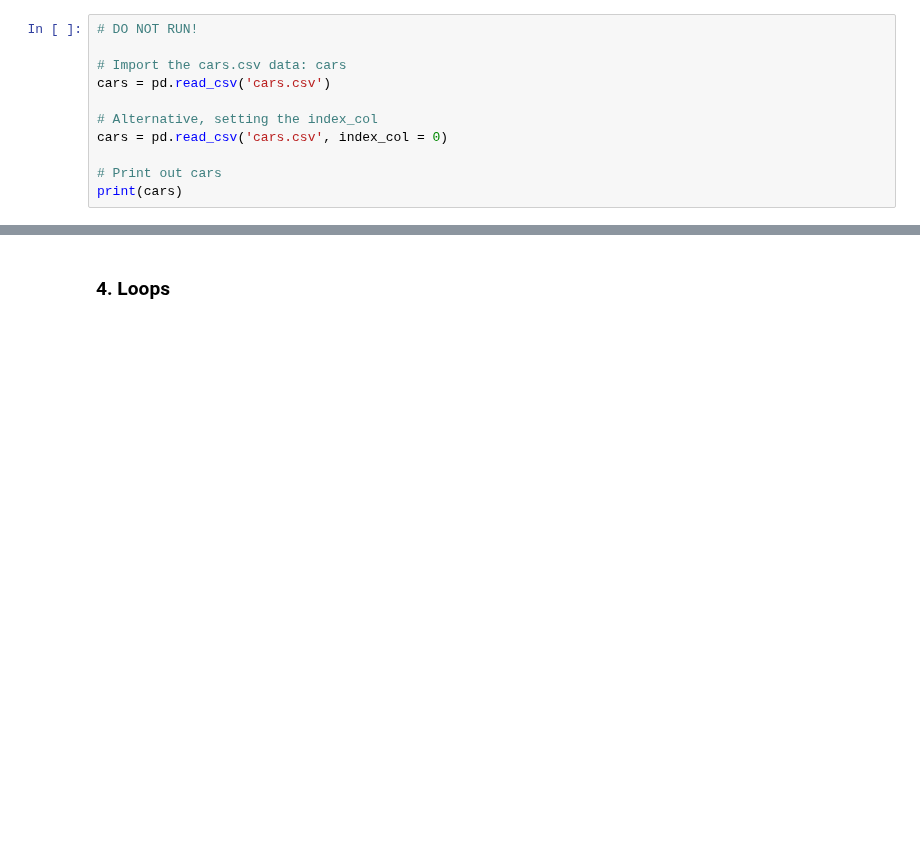
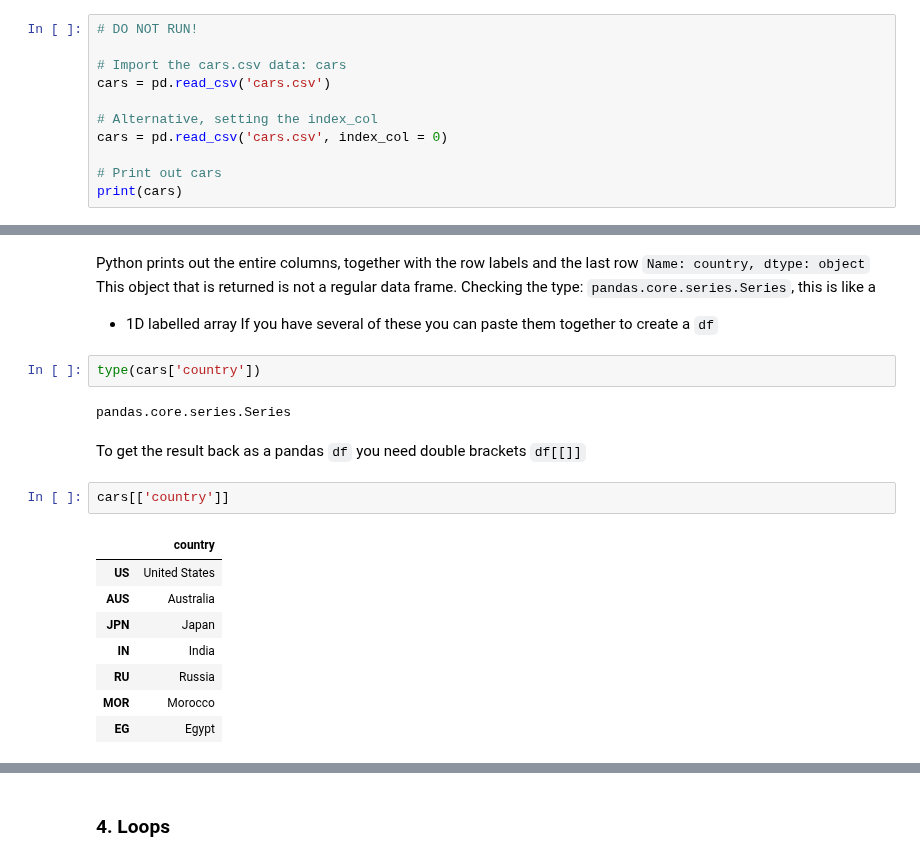
Before and after one commit to flyin01/dc, a Jupyter notebook: Intermediate_python.ipynb, the cells around one changed output, grey strips where cells are left out. Drawn from its saved outputs; the diff is of its cells as text; blank space fills up the shorter version.

```diff
--- a/Intermediate_python.ipynb
+++ b/Intermediate_python.ipynb
@@ -1298,0 +1338,22 @@ print(cars)
+# %% [markdown]
+Python prints out the entire columns, together with the row labels and the last row `Name: country, dtype: object`
+This object that is returned is not a regular data frame. Checking the type: `pandas.core.series.Series`, this is like a
+* 1D labelled array
+If you have several of these you can paste them together to create a `df`
+# %%
+type(cars['country'])
+# %% [output]
+pandas.core.series.Series
+# %% [markdown]
+To get the result back as a pandas `df` you need double brackets `df[[]]`
+# %%
+cars[['country']]
+# %% [output]
+|  | country |
+| US | United States |
+| AUS | Australia |
+| JPN | Japan |
+| IN | India |
+| RU | Russia |
+| MOR | Morocco |
+| EG | Egypt |
```
Also changed, not shown: parts of 41 cells of this notebook.
